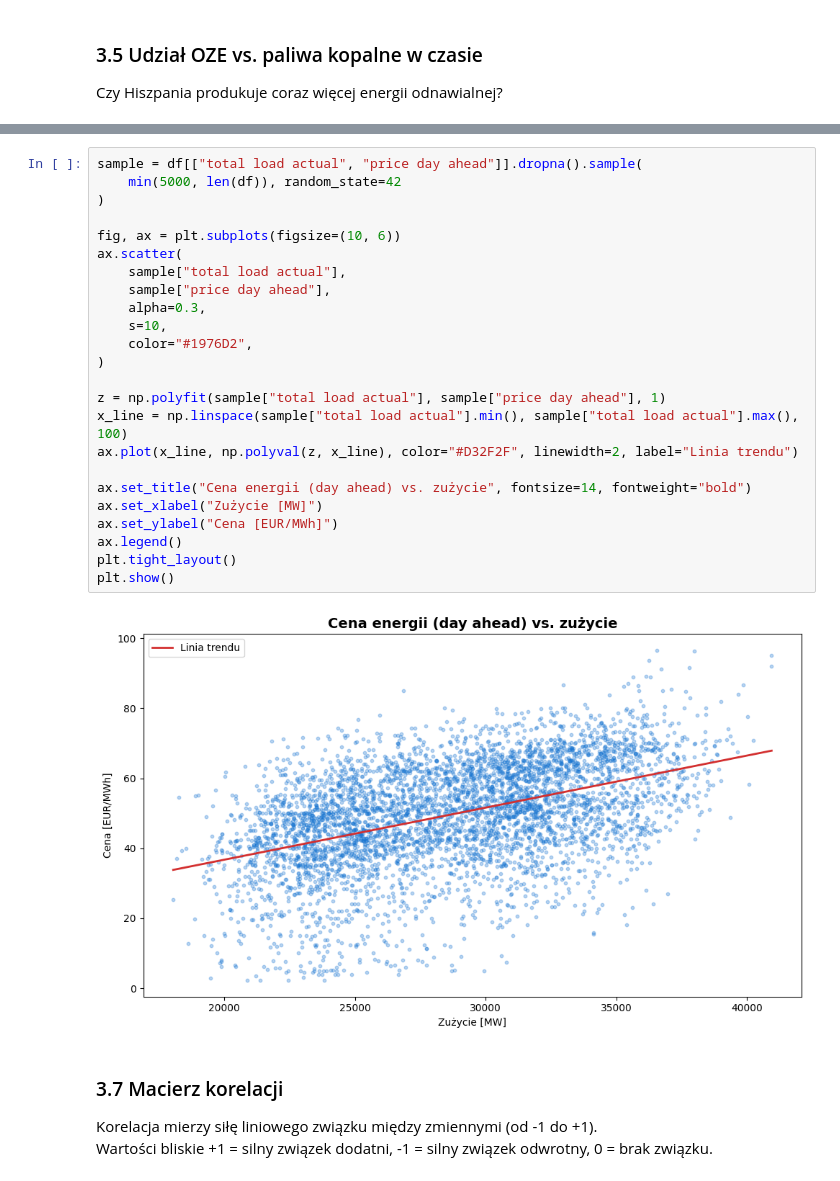
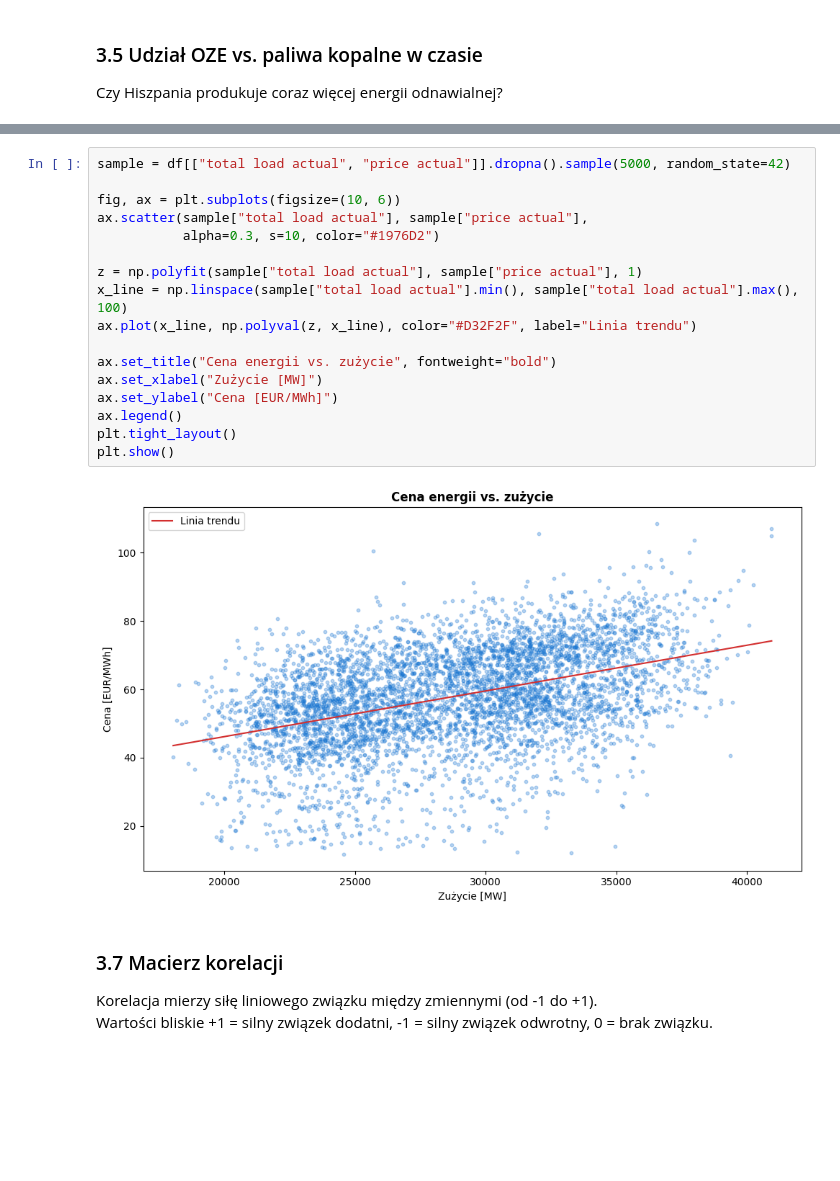
Before and after one commit to BartoszBugla/prognoza-zapotrzebowania-na-energie, a Jupyter notebook: analiza.ipynb, the cells around one changed output, grey strips where cells are left out. Saved outputs shown, nothing was run; the diff lists cells and outputs as text; blank space fills up the shorter version.

```diff
--- a/analiza.ipynb
+++ b/analiza.ipynb
@@ -395,30 +374,23 @@ Analizujemy **cenę rynku dnia następnego** (`price day ahead`) — standardow
 Czy wyższe zużycie oznacza wyższą cenę? Sprawdzamy zależność na wykresie punktowym.
 # %%
-sample = df[["total load actual", "price day ahead"]].dropna().sample(
-    min(5000, len(df)), random_state=42
-)
+sample = df[["total load actual", "price actual"]].dropna().sample(5000, random_state=42)
 
 fig, ax = plt.subplots(figsize=(10, 6))
-ax.scatter(
-    sample["total load actual"],
-    sample["price day ahead"],
-    alpha=0.3,
-    s=10,
-    color="#1976D2",
-)
+ax.scatter(sample["total load actual"], sample["price actual"],
+           alpha=0.3, s=10, color="#1976D2")
 
-z = np.polyfit(sample["total load actual"], sample["price day ahead"], 1)
+z = np.polyfit(sample["total load actual"], sample["price actual"], 1)
 x_line = np.linspace(sample["total load actual"].min(), sample["total load actual"].max(), 100)
-ax.plot(x_line, np.polyval(z, x_line), color="#D32F2F", linewidth=2, label="Linia trendu")
+ax.plot(x_line, np.polyval(z, x_line), color="#D32F2F", label="Linia trendu")
 
-ax.set_title("Cena energii (day ahead) vs. zużycie", fontsize=14, fontweight="bold")
+ax.set_title("Cena energii vs. zużycie", fontweight="bold")
 ax.set_xlabel("Zużycie [MW]")
 ax.set_ylabel("Cena [EUR/MWh]")
 ax.legend()
 plt.tight_layout()
 plt.show()
 # %% [output]
-[figure, old version]
+[figure, new version]
 # %% [markdown]
 ### 3.7 Macierz korelacji
 
```
Also changed, not shown: parts of 22 cells of this notebook, 1 other file.
